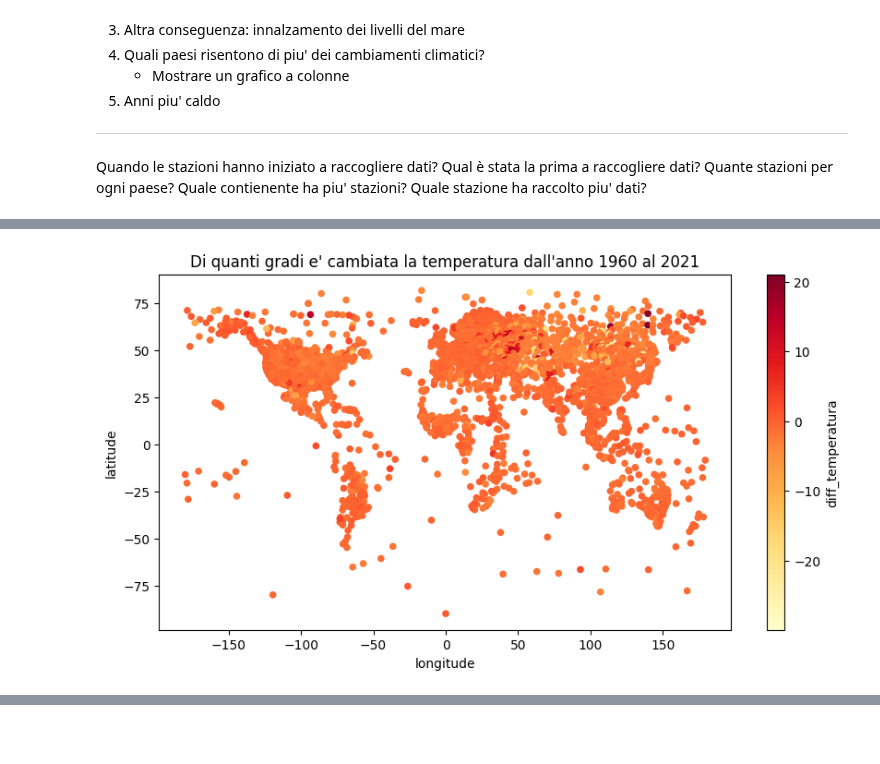
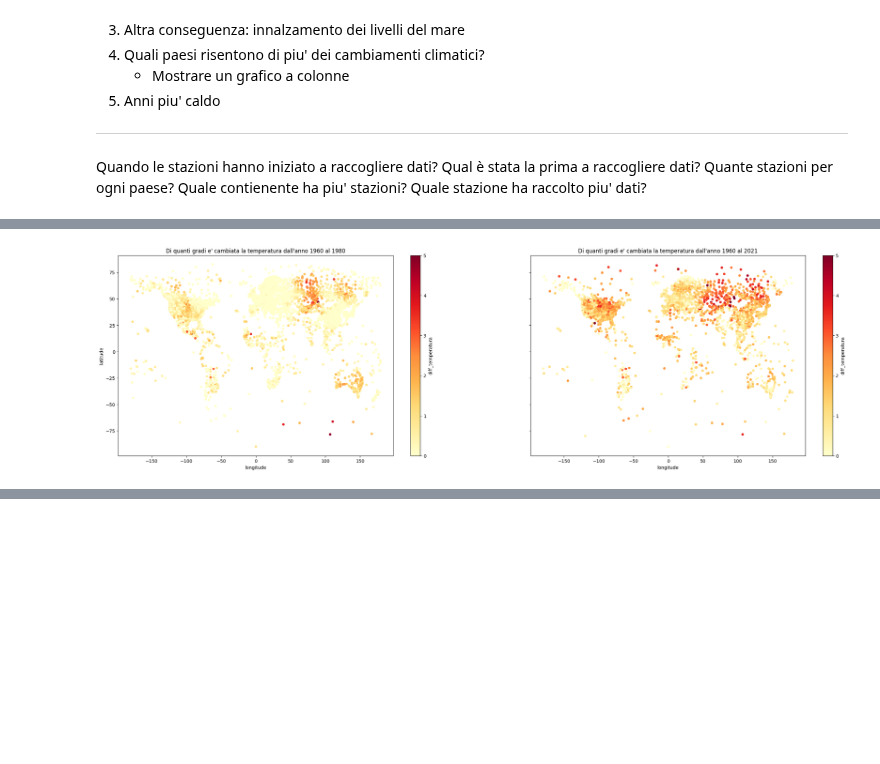
Before and after one commit to ElenaCurti/big-data, a Jupyter notebook: Attivita_03_DataAnalytics/file.ipynb, the cells around one changed output, grey strips where cells are left out. Saved outputs shown, nothing was run; the diff lists cells and outputs as text; code cells hidden in the pictures; blank space fills up the shorter version.

Commit message:
attivita 3: risolto bug primo grafico, ma il codice è da sistemare

```diff
--- a/Attivita_03_DataAnalytics/file.ipynb
+++ b/Attivita_03_DataAnalytics/file.ipynb
@@ -200,7 +177,7 @@ File creato correttamente!
 # %% [markdown]
 Una volta creati tutti i file CSV, per usarli basterà leggerli e fare il join sul campo 'fips' e 'station_id':
 # %%
-df_temperatures = pd.read_csv(FILE_CSV_TEMPERATURES)
+df_temperatures = pd.read_csv(FILE_CSV_TEMPERATURES).dropna()
 df_stations = pd.read_csv(FILE_CSV_STATIONS)
 df_country = pd.read_csv(FILE_CSV_COUNTRIES_CREATED)
 # %% [markdown]
@@ -257,25 +216,31 @@ for i, row in tmp.iterrows():
 # %%
+import matplotlib.pyplot as plt
+import plotly.express as px
+
+def plot_map_of_year(year1, year2, i):
 
 
-def plot_map_of_year(year1, year2):
-    import matplotlib.pyplot as plt
-
-    # fig, axes = plt.subplots(nrows=1,ncols=2, figsize=(15,5))
     def get_df(year):
         df_to_plot = df_temperatures.merge(df_stations, on="station_id")
         df_to_plot = df_to_plot[(df_to_plot["year"] == year)]
         df_to_plot['temperatura_year'+str(year)] = df_to_plot[[calendar.month_name[i]+"_value" for i in range(1,13)]].mean(axis=1)
         df_to_plot = df_to_plot[["station_id", "year","latitude", "longitude", "temperatura_year"+str(year)]]
         return df_to_plot
 
     df = get_df(year1).merge(get_df(year2), how="inner",  on=["station_id", "latitude", "longitude"])#,  left_on=['station_id'], right_on = ['station_id'])
-    df['diff_temperatura'] = df['temperatura_year'+str(year1)] - df['temperatura_year'+str(year2)]
+    df['diff_temperatura'] = df['temperatura_year'+str(year2)] - df['temperatura_year'+str(year1)]
+    # print("year:", year2, "min:", df['diff_temperatura'].min(), "max:", df['diff_temperatura'].max())
+    # display(df.sort_values(by='diff_temperatura'))
 
     titolo = "Di quanti gradi e' cambiata la temperatura dall'anno "+str(year1)+" al " + str(year2)
-    df.plot(x="longitude", y="latitude", kind="scatter", c="diff_temperatura",colormap="YlOrRd", title=titolo, legend=True, figsize=(10, 5))#, ax=axes[0], subplots=True)#, figsize=(20, 10))
+    df.plot(x="longitude", y="latitude", c="diff_temperatura",  clim=(0,5), kind="scatter",colormap="YlOrRd", title=titolo, ax=axes[i])#, figsize=(20, 10))
+    # grafico.set_ylim=(-30, 30)
     #.plot(x="longitude", y="latitude", kind="scatter", c="temperatura",colormap="YlOrRd", title=titolo, legend=True, ax=axes[1], subplots=True)#, figsize=(20, 10))
-    plt.show()
 
-plot_map_of_year(1960, 2021)
+fig, axes = plt.subplots(nrows=1,ncols=2, figsize=(30,8), sharey=True)
+plot_map_of_year(1960, 1980, 0)
+# plot_map_of_year(1960, 2000, 1)
+plot_map_of_year(1960, 2021, 1)
+plt.show()
 # %% [output]
-[figure, old version]
+[figure, new version]
```
Also changed, not shown: parts of 4 cells of this notebook.
